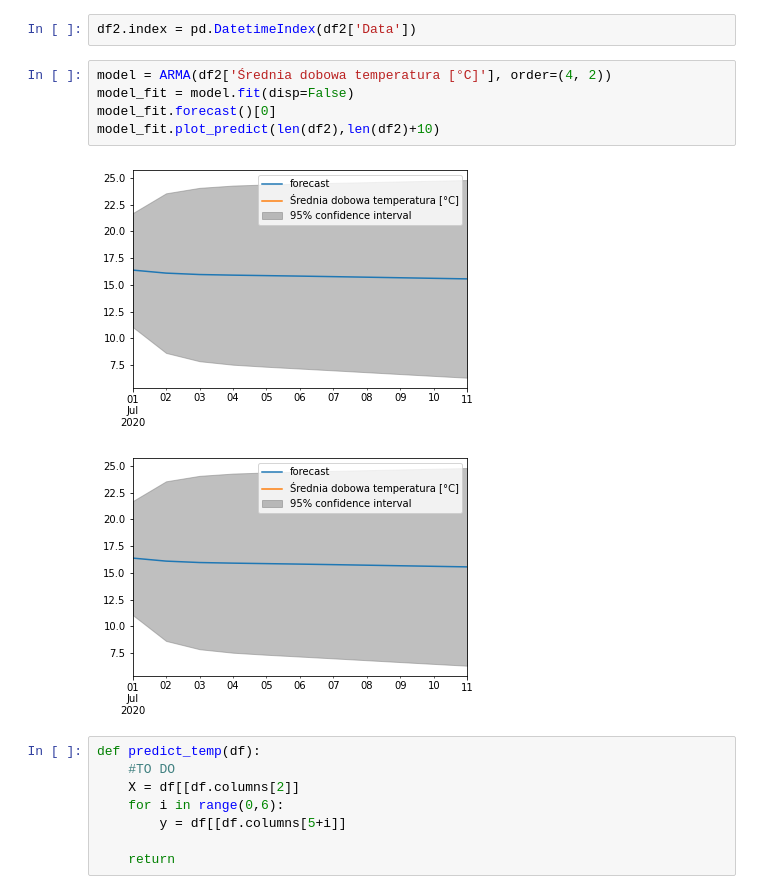
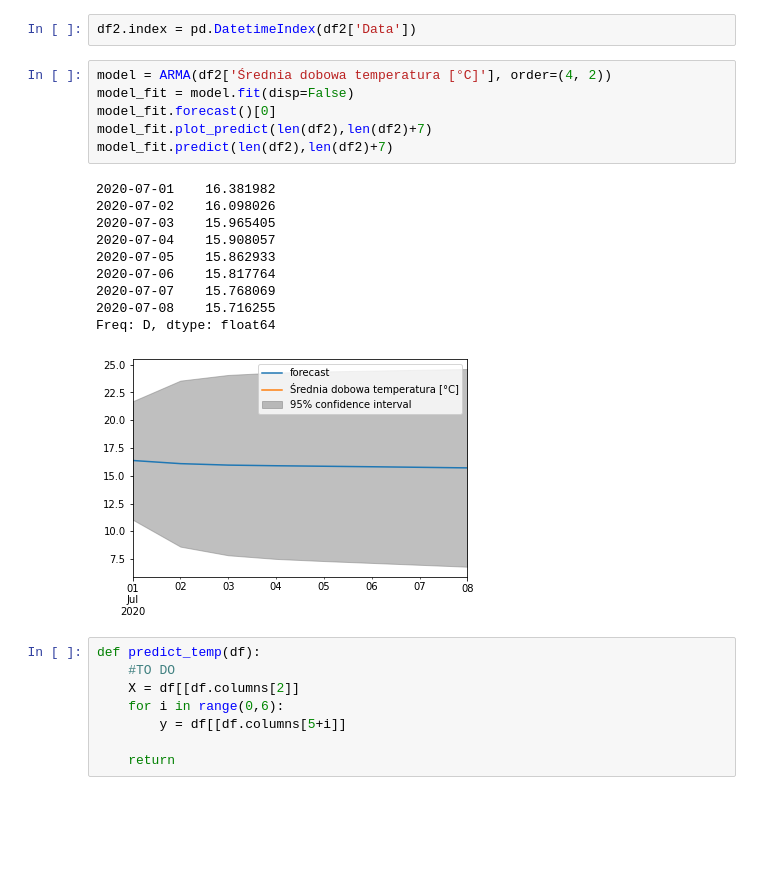
Before and after one commit to 9albert6/mkird, a Jupyter notebook: Models.ipynb, the cells around one changed output. Cells and saved outputs as stored; diff of their text form; blank space fills up the shorter version.

Commit message:
I ve made prediction function for all parms

```diff
--- a/Models.ipynb
+++ b/Models.ipynb
@@ -163,11 +163,20 @@ df2.index = pd.DatetimeIndex(df2['Data'])
 # %%
 model = ARMA(df2['Średnia dobowa temperatura [°C]'], order=(4, 2))
 model_fit = model.fit(disp=False)
 model_fit.forecast()[0]
-model_fit.plot_predict(len(df2),len(df2)+10)
+model_fit.plot_predict(len(df2),len(df2)+7)
+model_fit.predict(len(df2),len(df2)+7)
 # %% [output]
+2020-07-01    16.381982
+2020-07-02    16.098026
+2020-07-03    15.965405
+2020-07-04    15.908057
+2020-07-05    15.862933
+2020-07-06    15.817764
+2020-07-07    15.768069
+2020-07-08    15.716255
+Freq: D, dtype: float64
-[figure, old version]
+[figure, new version]
-[figure, removed]
 # %%
 def predict_temp(df):
     #TO DO
```
Also changed, not shown: 1 other file.
